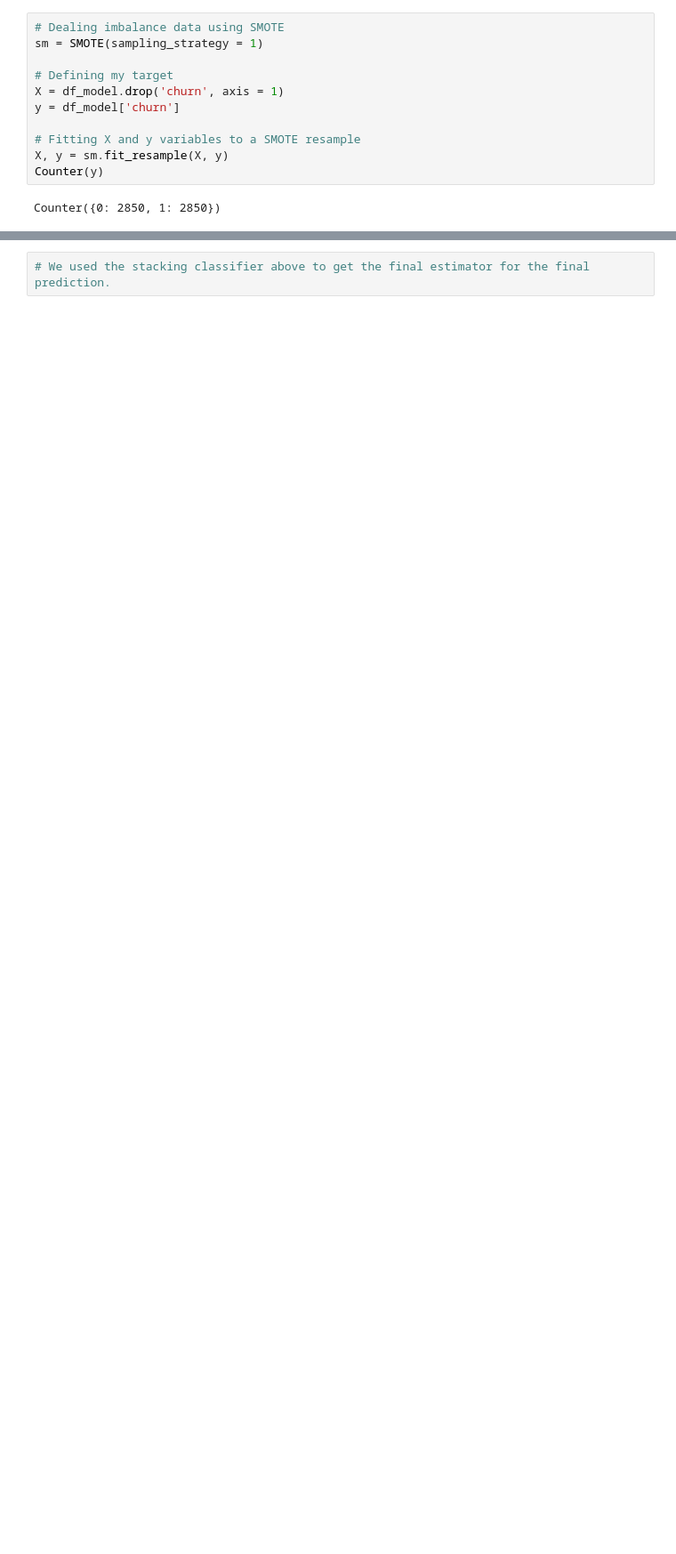
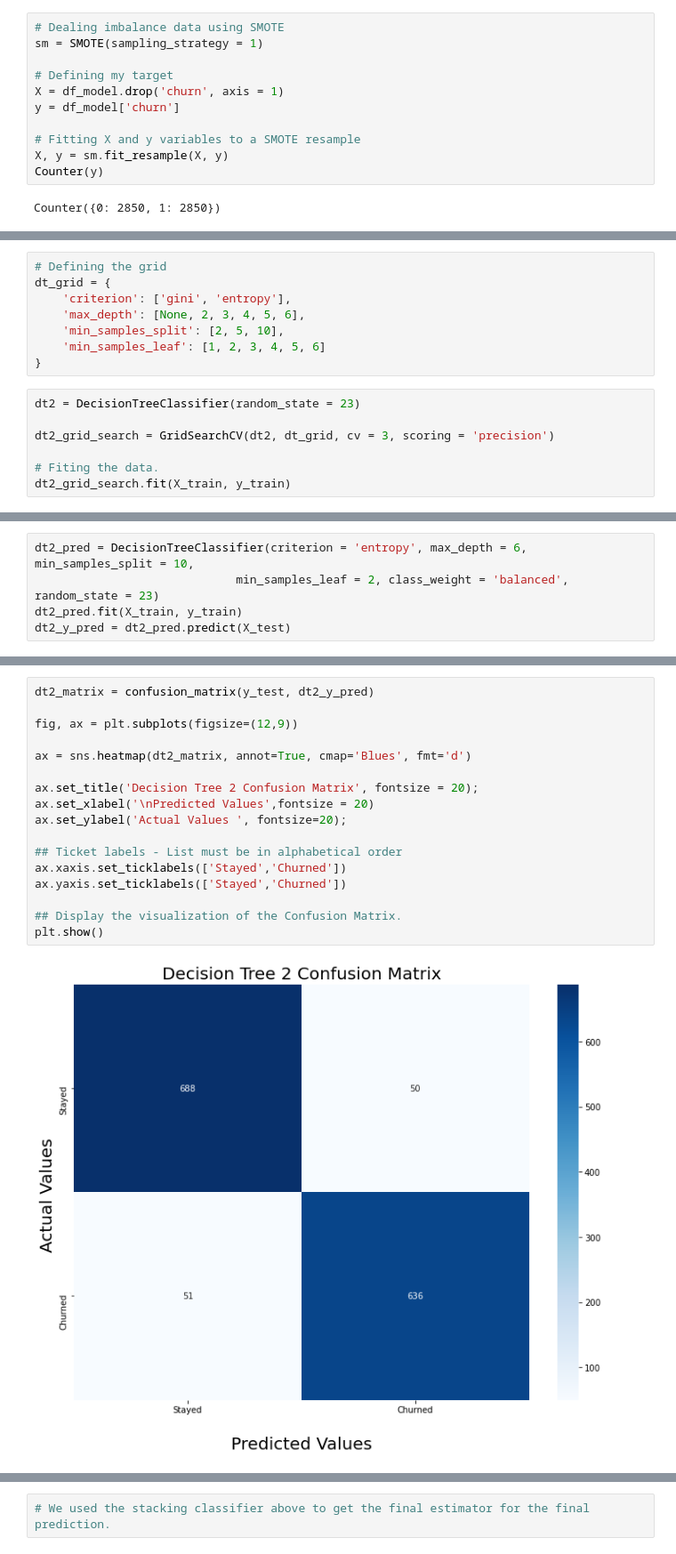
Before and after one commit to Dmoreir1/DSC-Flatiron-Project3, a Jupyter notebook: main-project-notebook.ipynb, the cells around one changed output, grey strips where cells are left out. Shown at 89% size. Saved outputs shown, nothing was run; the diff lists cells and outputs as text; blank space fills up the shorter version.

```diff
--- a/main-project-notebook.ipynb
+++ b/main-project-notebook.ipynb
@@ -464,0 +475,15 @@ weighted avg       0.94      0.94      0.94      1425
+# %%
+# Defining the grid
+dt_grid = {
+    'criterion': ['gini', 'entropy'],
+    'max_depth': [None, 2, 3, 4, 5, 6],
+    'min_samples_split': [2, 5, 10],
+    'min_samples_leaf': [1, 2, 3, 4, 5, 6]
+}
+# %%
+dt2 = DecisionTreeClassifier(random_state = 23)
+
+dt2_grid_search = GridSearchCV(dt2, dt_grid, cv = 3, scoring = 'precision')
+
+# Fiting the data.
+dt2_grid_search.fit(X_train, y_train)
@@ -464,0 +504,5 @@ weighted avg       0.94      0.94      0.94      1425
+# %%
+dt2_pred = DecisionTreeClassifier(criterion = 'entropy', max_depth = 6, min_samples_split = 10,
+                             min_samples_leaf = 2, class_weight = 'balanced', random_state = 23)
+dt2_pred.fit(X_train, y_train)
+dt2_y_pred = dt2_pred.predict(X_test)
@@ -464,0 +522,19 @@ weighted avg       0.94      0.94      0.94      1425
+# %%
+dt2_matrix = confusion_matrix(y_test, dt2_y_pred)
+
+fig, ax = plt.subplots(figsize=(12,9))
+
+ax = sns.heatmap(dt2_matrix, annot=True, cmap='Blues', fmt='d')
+
+ax.set_title('Decision Tree 2 Confusion Matrix', fontsize = 20);
+ax.set_xlabel('\nPredicted Values',fontsize = 20)
+ax.set_ylabel('Actual Values ', fontsize=20);
+
+## Ticket labels - List must be in alphabetical order
+ax.xaxis.set_ticklabels(['Stayed','Churned'])
+ax.yaxis.set_ticklabels(['Stayed','Churned'])
+
+## Display the visualization of the Confusion Matrix.
+plt.show()
+# %% [output]
+[figure, added]
```
Also changed, not shown: parts of 59 cells of this notebook.
